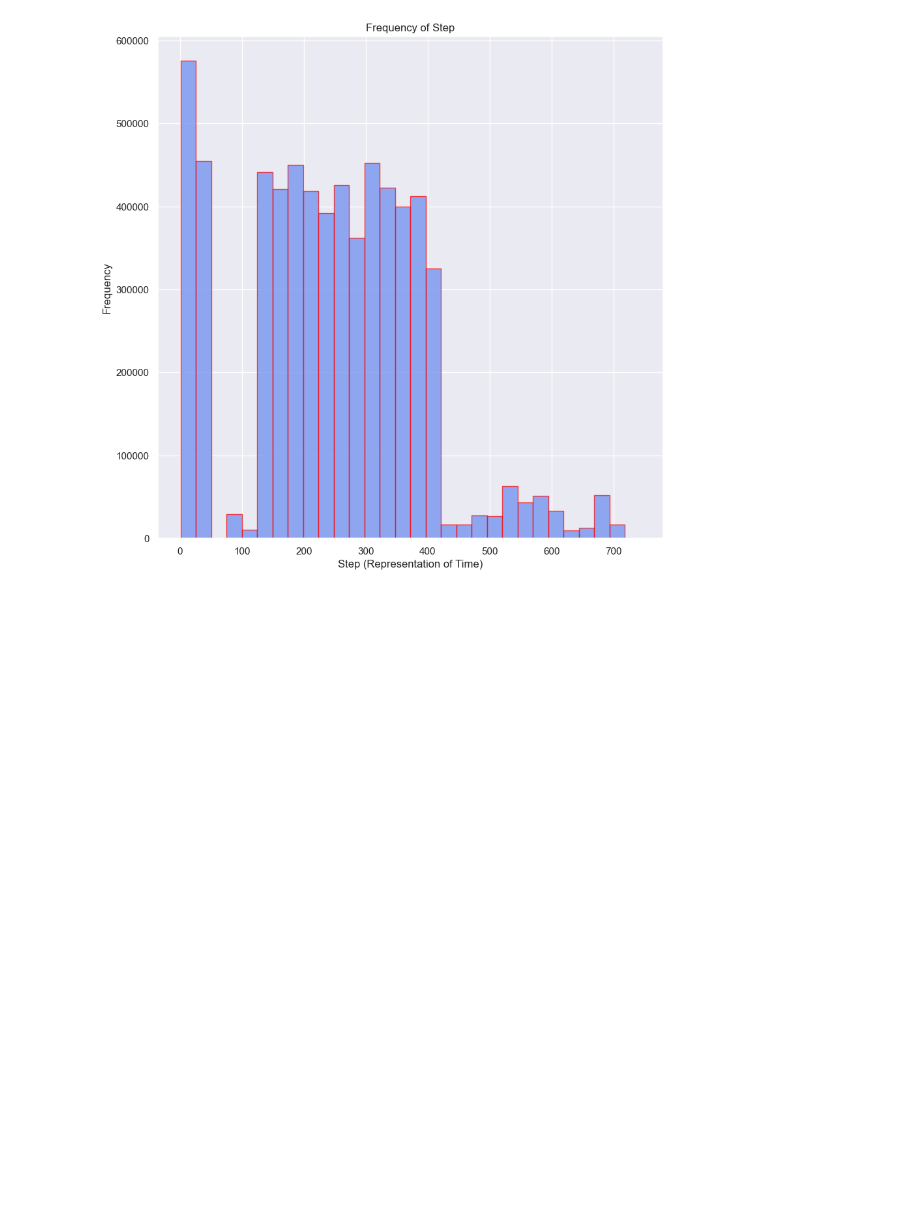
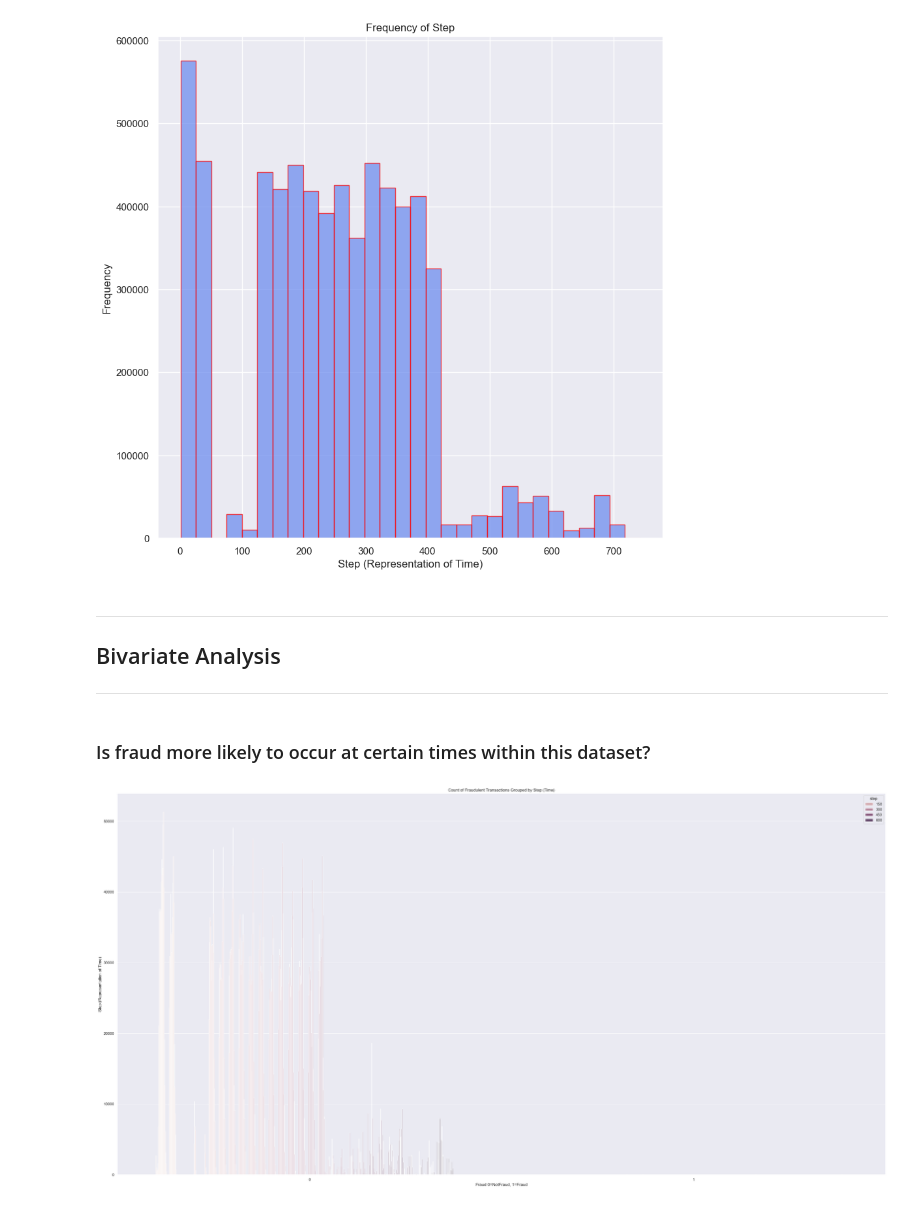
Before and after one commit to thetechleila/Financial-Fraud-Detection-Model, a Jupyter notebook: eda.ipynb, the cells around one changed output. Saved outputs shown, nothing was run; the diff lists cells and outputs as text; code cells hidden in the pictures; blank space fills up the shorter version.

Commit message:
bivariate start

```diff
--- a/eda.ipynb
+++ b/eda.ipynb
@@ -395,3 +395,22 @@ plt.title("Frequency of Step")
 plt.show()
 # %% [output]
 [figure]
+# %% [markdown]
+___
+## Bivariate Analysis
+___
+# %% [markdown]
+### Is fraud more likely to occur at certain times within this dataset?
+# %%
+# Create a count plot that groups isFraud by step (time)
+
+plt.figure(figsize=(40,20))
+sns.set(palette = "magma", style= "darkgrid")
+sns.countplot(data= df, x= "isFraud" , hue = "step")
+plt.ylabel("Step (Representation of Time)")
+plt.xlabel("Fraud 0=NotFraud, 1=Fraud")
+plt.title('Count of Fraudulent Transactions Grouped by Step (Time)')
+
+plt.show()
+# %% [output]
+[figure, added]
```
Also changed, not shown: 1 other file.
